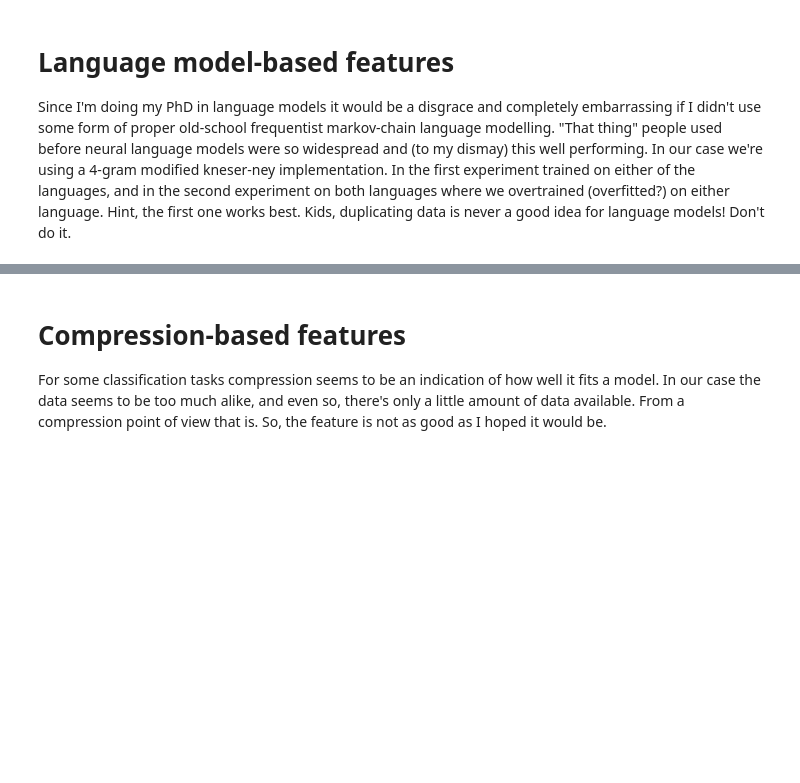
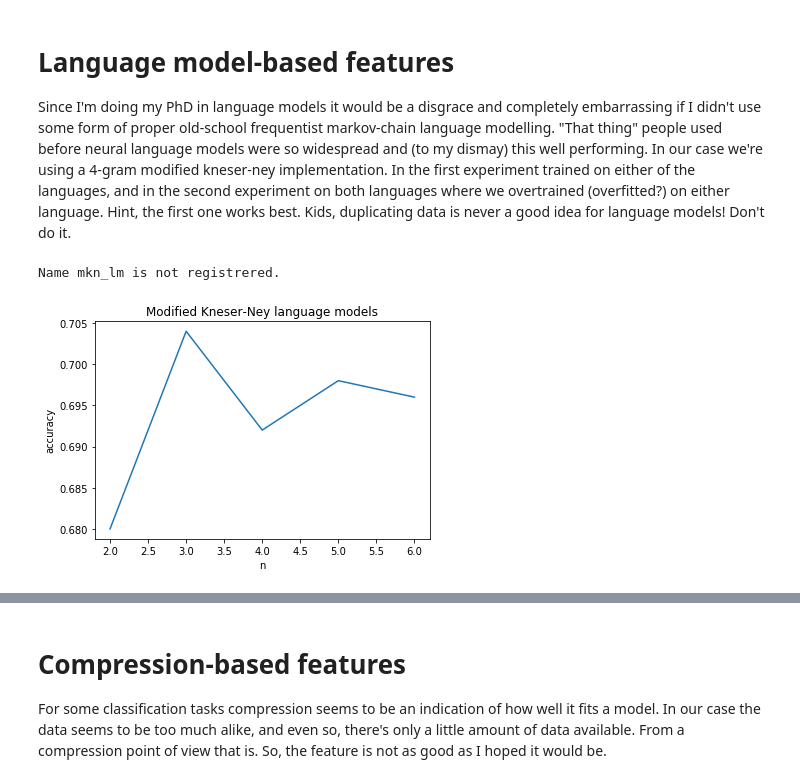
Before and after one commit to naiaden/lama-dsl, a Jupyter notebook: Untitled.ipynb, the cells around one changed output, grey strips where cells are left out. Cells and saved outputs as stored; diff of their text form; code cells hidden in the pictures; blank space fills up the shorter version.

```diff
--- a/Untitled.ipynb
+++ b/Untitled.ipynb
@@ -1964,31 +1966,52 @@ Since I'm doing my PhD in language models it would be a disgrace and completely
 # %%
 import kenlm
 
-_run_stats.pop('mkn_lm', None)
-summarise_run("mkn_lm")
+# for n in 2 3 4 5 6; do for l in DUT BEL; do echo "$n $l"; lmplz -o $n --text data/train_${l}.tok --arpa data/train_${l}.${n}.arpa; done; done
+
+# mkn_lm 2 0.68
+# mkn_lm 3 0.704
+# mkn_lm 4 0.692
+# mkn_lm 5 0.698
+# mkn_lm 6 0.696
+# Model:
+#         mkn_lm
+# Accuracy:
+#         0.704
+# Confusion matrix, without normalization
+# [[176  74]
+#  [ 74 176]]
 
 if do_run("mkn_lm"):
 
     register_run("mkn_lm",
-             "word 4-grams, in a modified kneser ney setting",
+             "word n-grams, in a modified kneser ney setting",
              [])
 
-    lm_bel = kenlm.LanguageModel('data/train.BEL.arpa')
-    print('{0}-gram model'.format(lm_bel.order))
+    for n in [2,3,4,5,6]:
+        lm_bel = kenlm.LanguageModel('data/train_BEL.' + str(n) + '.arpa')
+        lm_dut = kenlm.LanguageModel('data/train_DUT.' + str(n) + '.arpa')
 
-    lm_dut = kenlm.LanguageModel('data/train.DUT.arpa')
-    print('{0}-gram model'.format(lm_dut.order))
+        lm_result = []
+        for sent in X_dev:
+            if lm_bel.score(sent) < lm_dut.score(sent): # closer to zero is better
+                lm_result.append("DUT")
+            else:
+                lm_result.append("BEL")
+        lm_result = np.array(lm_result)
 
-    lm_result = []
-    for sent in X_dev:
-        if lm_bel.score(sent) < lm_dut.score(sent): # closer to zero is better
-            lm_result.append("DUT")
-        else:
-            lm_result.append("BEL")
+        print("mkn_lm", n, accuracy_score(y_dev, lm_result))
 
-    update_stats("mkn_lm", y_dev, np.array(lm_result), {'order': lm_bel.order})
+        update_stats("mkn_lm", y_dev, lm_result, {'order': lm_bel.order})
+
+plt.plot([2,3,4,5,6],[0.68, 0.704, 0.692, 0.698, 0.696])
+plt.title("Modified Kneser-Ney language models")
+plt.xlabel("n")
+plt.ylabel("accuracy")
 
 summarise_run("mkn_lm")
+# %% [output]
+Name mkn_lm is not registrered.
+[figure, added]
 # %%
 import kenlm
 
```
Also changed, not shown: parts of 29 cells of this notebook, 1 other file.
